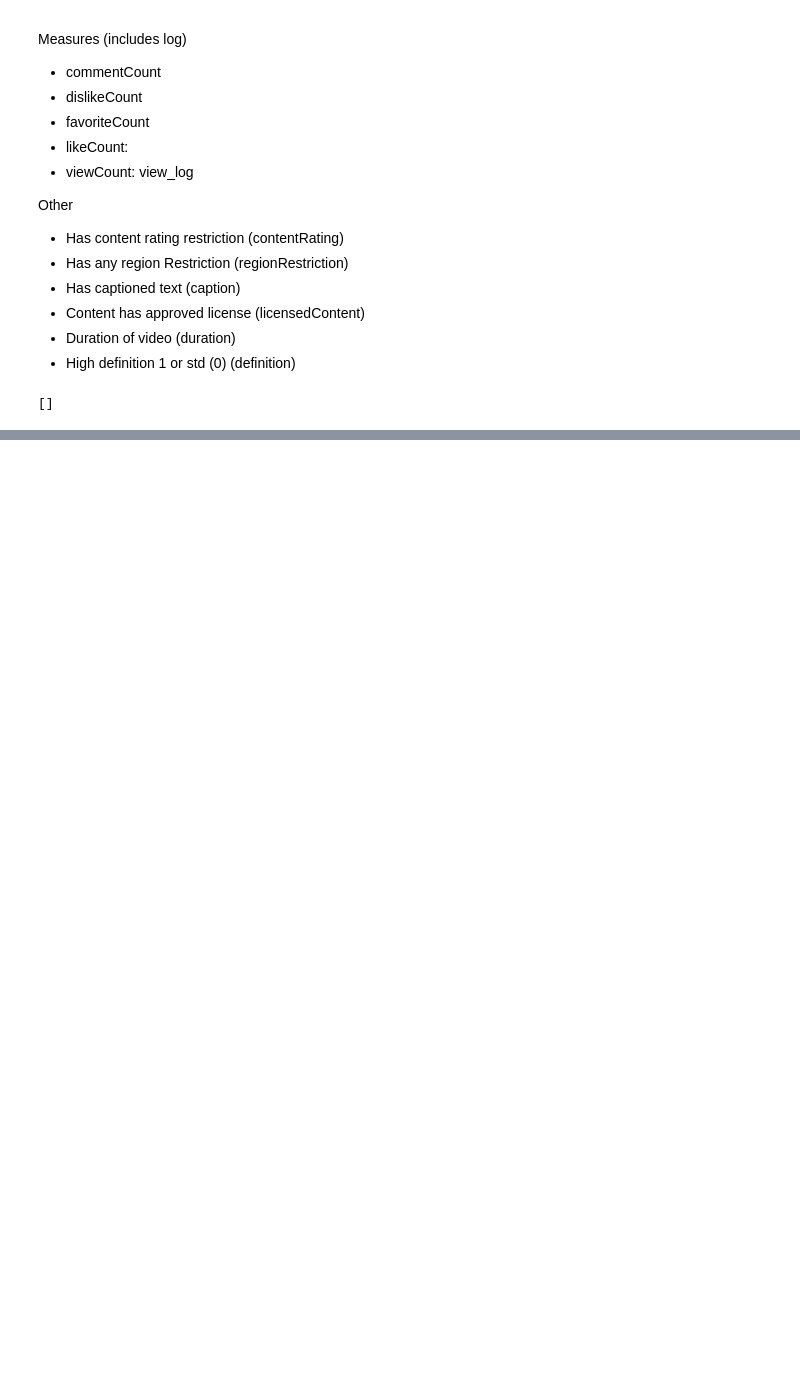
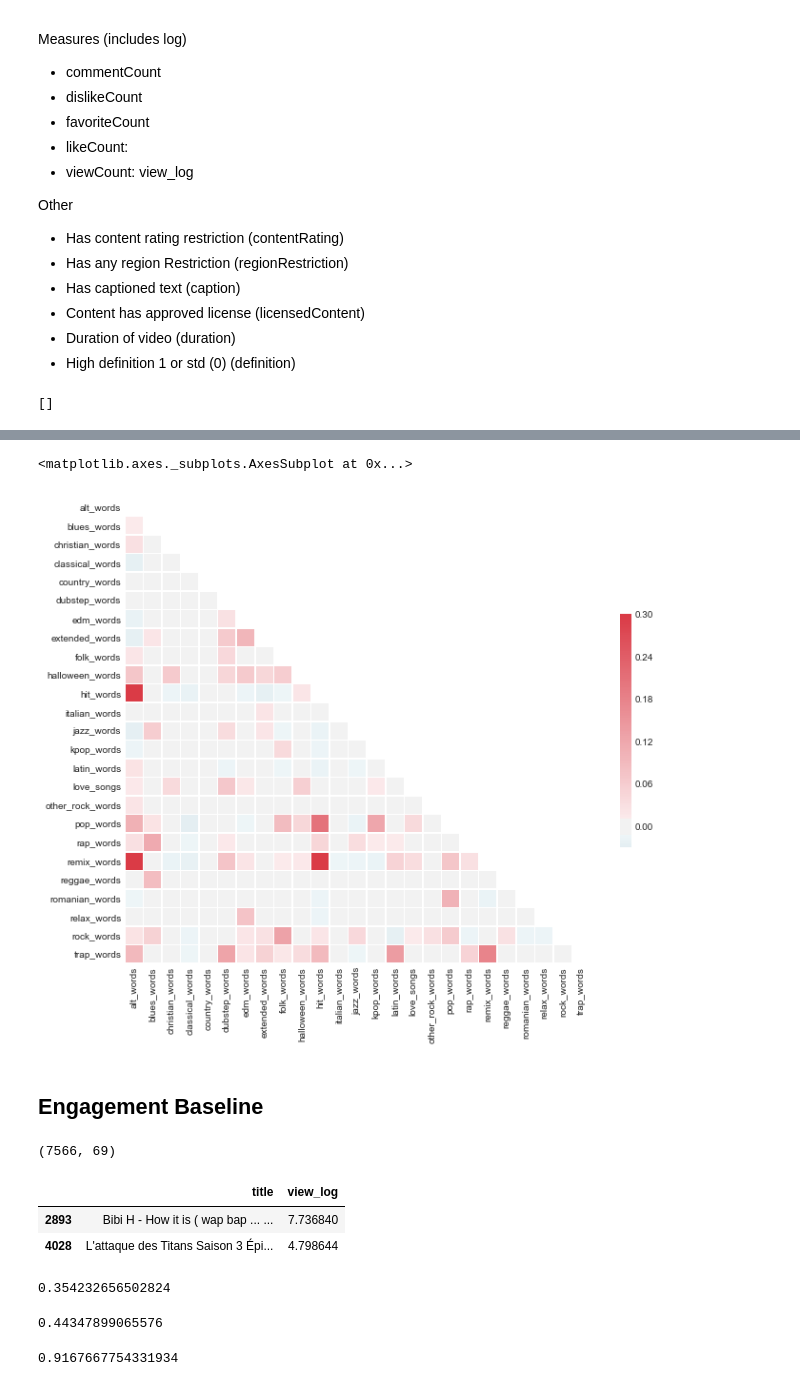
Before and after one commit to conorbarryhoke/Capstone, a Jupyter notebook: Feature_Engineering_Dedicated.ipynb, the cells around one changed output, grey strips where cells are left out. Drawn from its saved outputs; the diff is of its cells as text; code cells hidden in the pictures; blank space fills up the shorter version.

Commit message:
tagged genres. engineered engagement baselines

```diff
--- a/Feature_Engineering_Dedicated.ipynb
+++ b/Feature_Engineering_Dedicated.ipynb
@@ -491,0 +566,32 @@ col not in non_model_cols]
+# %%
+genre_list = [alt_words, blues_words, christian_words, classical_words, country_words, dubstep_words,
+              edm_words, extended_words, folk_words, halloween_words, hit_words, italian_words, jazz_words,
+              kpop_words, latin_words, love_songs, other_rock_words, pop_words, rap_words, remix_words,
+              reggae_words, romanian_words, relax_words, rock_words, trap_words]
+# %%
+genre_list_str = ['alt_words', 'blues_words', 'christian_words', 'classical_words', 'country_words', 'dubstep_words',
+                 'edm_words', 'extended_words', 'folk_words', 'halloween_words', 'hit_words', 'italian_words', 'jazz_words',
+                 'kpop_words', 'latin_words', 'love_songs', 'other_rock_words', 'pop_words', 'rap_words', 'remix_words',
+                 'reggae_words', 'romanian_words', 'relax_words', 'rock_words', 'trap_words']
+# %%
+for i in range(len(genre_list)):
+    df_main[genre_list_str[i]] = df_main.tags.map(lambda x: find_key_words(str(x),genre_list[i] ))
+# %%
+df_genres_corr = df_main.loc[:, genre_list_str].corr()
+# %%
+# Generate a mask for the upper triangle
+mask = np.zeros_like(df_genres_corr, dtype=np.bool)
+mask[np.triu_indices_from(mask)] = True
+
+# Set up the matplotlib figure
+f, ax = plt.subplots(figsize=(11, 9))
+
+# Generate a custom diverging colormap
+cmap = sns.diverging_palette(220, 10, as_cmap=True)
+
+# Draw the heatmap with the mask and correct aspect ratio
+sns.heatmap(df_genres_corr, mask=mask, cmap=cmap, vmax=.3, center=0,
+            square=True, linewidths=.5, cbar_kws={"shrink": .5})
+# %% [output]
+<matplotlib.axes._subplots.AxesSubplot at 0x...>
+[figure, added]
@@ -491,0 +600,6 @@ col not in non_model_cols]
+# %% [markdown]
+## Engagement Baseline
+# %%
+df_main[df_main.view_log>4].shape
+# %% [output]
+(7566, 69)
@@ -491,0 +608,7 @@ col not in non_model_cols]
+# %%
+df_formodel[df_formodel.like_dislike_ratio<1].loc[:, ['title', 'view_log']]
+#Convert preds to min 1 on likes to dislikes
+# %% [output]
+|  | title | view_log |
+| 2893 | Bibi H - How it is ( wap bap ... ... | 7.736840 |
+| 4028 | L'attaque des Titans Saison 3 Épi... | 4.798644 |
@@ -491,0 +621,33 @@ col not in non_model_cols]
+# %%
+y = df_formodel.lv_ratio
+lr_likes_views = LinearRegression()
+lr_likes_views.fit(X,y)
+lr_likes_views_m = lr_likes_views.coef_
+lr_likes_views_b = lr_likes_views.intercept_
+lv_resid = lr_likes_views.predict(X) - y
+lr_likes_views_std = np.std(lv_resid)
+r2_score(y, lr_likes_views.predict(X))
+# %% [output]
+0.354232656502824
+# %%
+y = df_formodel.comment_view_ratio
+lr_comments_views = LinearRegression()
+lr_comments_views.fit(X,y)
+lr_comments_views_m = lr_comments_views.coef_
+lr_comments_views_b = lr_comments_views.intercept_
+cv_resid = lr_likes_views.predict(X) - y
+lr_comments_views_std = np.std(cv_resid)
+r2_score(y, lr_comments_views.predict(X))
+# %% [output]
+0.44347899065576
+# %%
+y = df_formodel.dislike_log
+lr_dislikes_views = LinearRegression()
+lr_dislikes_views.fit(X,y)
+lr_dislikes_views_m = lr_dislikes_views.coef_
+lr_dislikes_views_b = lr_dislikes_views.intercept_
+dv_resid = lr_dislikes_views.predict(X) - y
+lr_dislikes_views_std = np.std(dv_resid)
+r2_score(y, lr_dislikes_views.predict(X))
+# %% [output]
+0.9167667754331934
```
Also changed, not shown: parts of 23 cells of this notebook, 3 other files.
